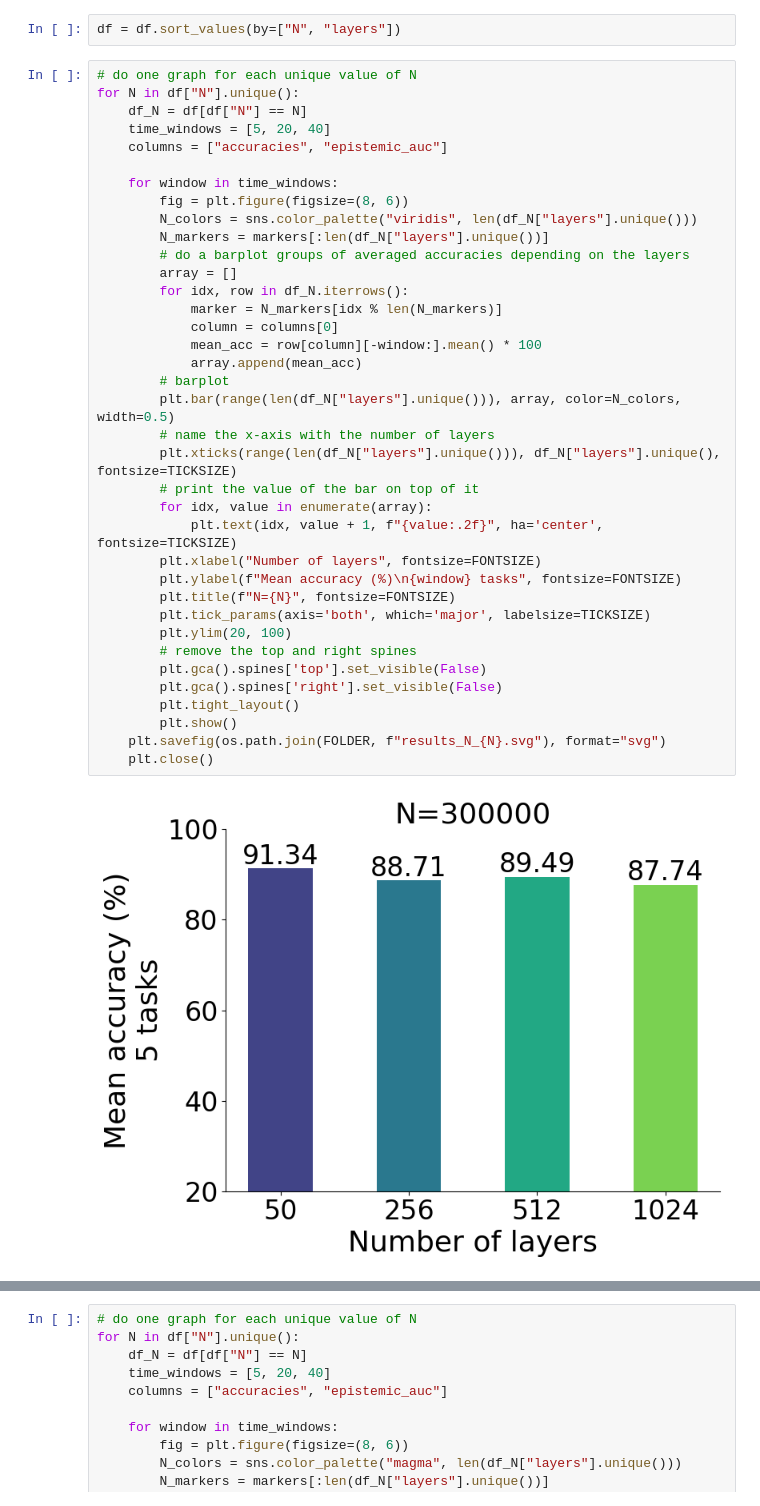
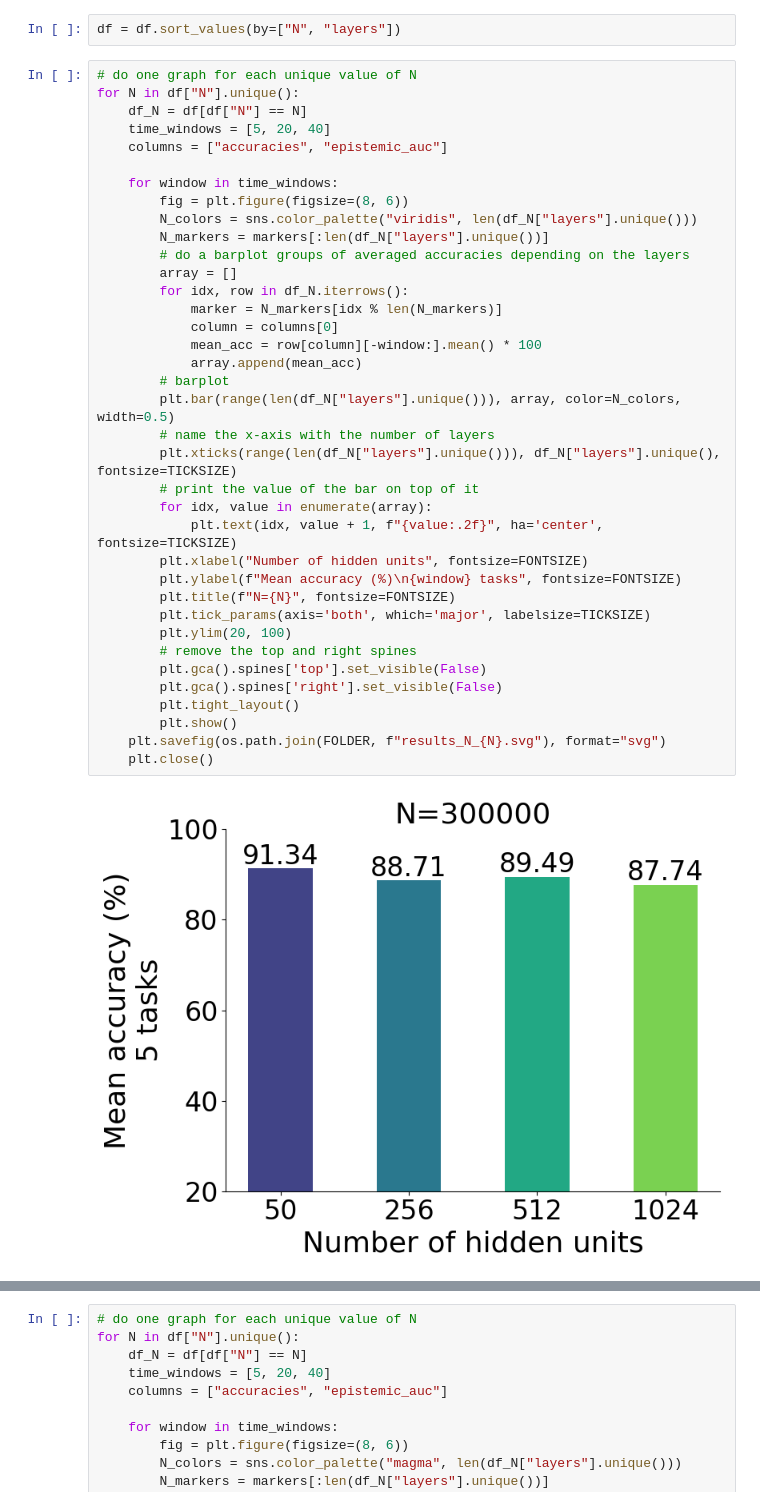
Before and after one commit to kellian-cottart/mesu-pmnist, a Jupyter notebook: figure-pmnist-N-study.ipynb, the cells around one changed output, grey strips where cells are left out. Drawn from its saved outputs; the diff is of its cells as text.

```diff
--- a/figure-pmnist-N-study.ipynb
+++ b/figure-pmnist-N-study.ipynb
@@ -116,32 +116,32 @@ for N in df["N"].unique():
     for window in time_windows:
         fig = plt.figure(figsize=(8, 6))
         N_colors = sns.color_palette("viridis", len(df_N["layers"].unique()))
         N_markers = markers[:len(df_N["layers"].unique())]
         # do a barplot groups of averaged accuracies depending on the layers
         array = []
         for idx, row in df_N.iterrows():
             marker = N_markers[idx % len(N_markers)]
             column = columns[0]
             mean_acc = row[column][-window:].mean() * 100
             array.append(mean_acc)
         # barplot
         plt.bar(range(len(df_N["layers"].unique())), array, color=N_colors, width=0.5)
         # name the x-axis with the number of layers
         plt.xticks(range(len(df_N["layers"].unique())), df_N["layers"].unique(), fontsize=TICKSIZE)
         # print the value of the bar on top of it
         for idx, value in enumerate(array):
             plt.text(idx, value + 1, f"{value:.2f}", ha='center', fontsize=TICKSIZE)
-        plt.xlabel("Number of layers", fontsize=FONTSIZE)
+        plt.xlabel("Number of hidden units", fontsize=FONTSIZE)
         plt.ylabel(f"Mean accuracy (%)\n{window} tasks", fontsize=FONTSIZE)
         plt.title(f"N={N}", fontsize=FONTSIZE)
         plt.tick_params(axis='both', which='major', labelsize=TICKSIZE)
         plt.ylim(20, 100)
         # remove the top and right spines
         plt.gca().spines['top'].set_visible(False)
         plt.gca().spines['right'].set_visible(False)
         plt.tight_layout()
         plt.show()
     plt.savefig(os.path.join(FOLDER, f"results_N_{N}.svg"), format="svg")
     plt.close()
 # %% [output]
-[figure, old version]
+[figure, new version]
```
Also changed, not shown: parts of 1 cell of this notebook, 11 other files.
